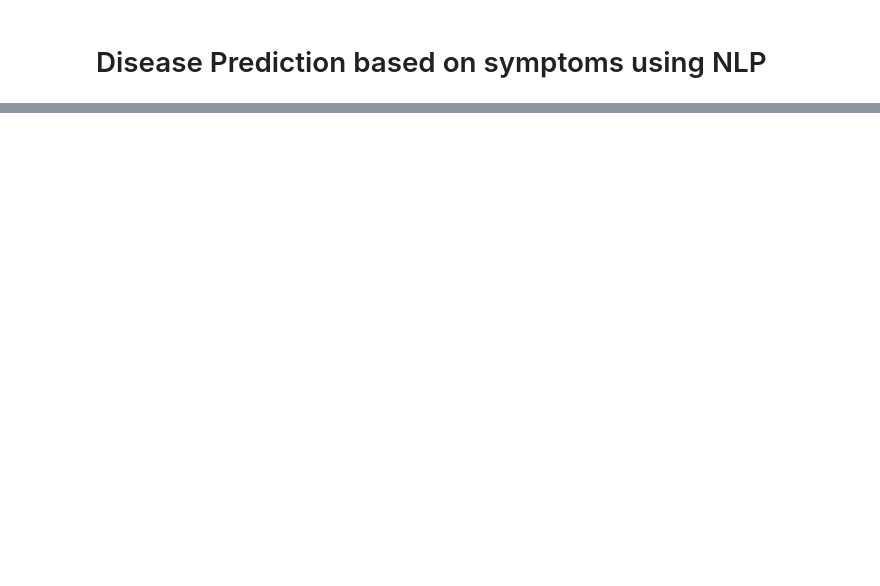
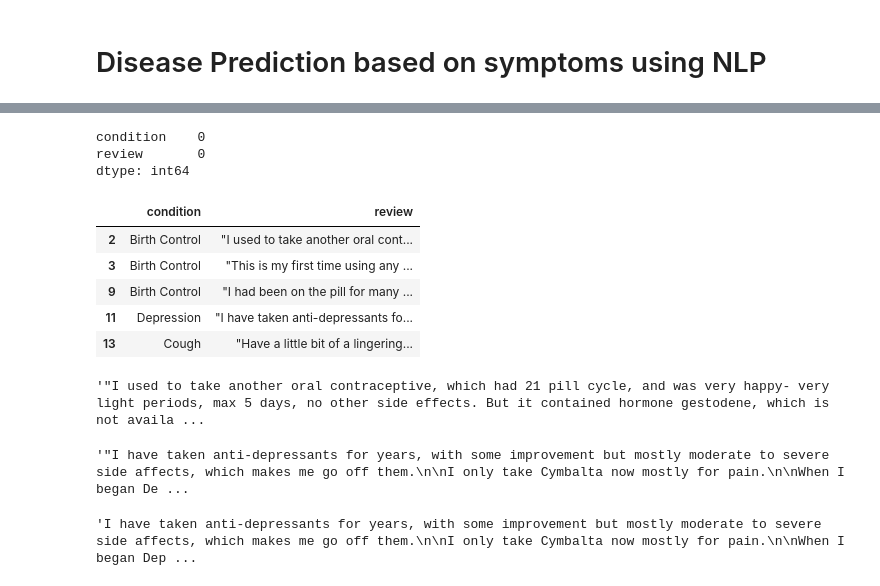
Before and after one commit to Pranav122002/Disease-Prediction-NLP, a Jupyter notebook: disease_prediction.ipynb, the cells around one changed output, grey strips where cells are left out. Cells and saved outputs as stored; diff of their text form; code cells hidden in the pictures; blank space fills up the shorter version.

```diff
--- a/disease_prediction.ipynb
+++ b/disease_prediction.ipynb
@@ -520,0 +121,2 @@ array(['Birth Control'], dtype='<U67')
+# %%
+df_train = df[(df['condition']=='Birth Control') | (df['condition']=='Depression') | (df['condition']=='High Blood Pressure')|(df['condition']=='Diabetes, Type 2') | (df['condition']=='Insomnia') | (df['condition']=='GERD') | (df['condition']=='Cough') | (df['condition']=='Acne') | (df['condition']=='Anxiety') | (df['condition']=='Constipation') | (df['condition']=='Migraine')]
@@ -520,0 +127,2 @@ array(['Birth Control'], dtype='<U67')
+# %%
+X = df_train.drop(['uniqueID','drugName','rating','date','usefulCount'],axis=1)
@@ -520,0 +149,23 @@ array(['Birth Control'], dtype='<U67')
+# %%
+X.isna().sum()
+# %% [output]
+condition    0
+review       0
+dtype: int64
+# %%
+X.head()
+# %% [output]
+|  | condition | review |
+| 2 | Birth Control | "I used to take another oral cont... |
+| 3 | Birth Control | "This is my first time using any ... |
+| 9 | Birth Control | "I had been on the pill for many ... |
+| 11 | Depression | "I have taken anti-depressants fo... |
+| 13 | Cough | "Have a little bit of a lingering... |
+# %%
+X['review'][2]
+# %% [output]
+'"I used to take another oral contraceptive, which had 21 pill cycle, and was very happy- very light periods, max 5 days, no other side effects. But it contained hormone gestodene, which is not availa ...
+# %%
+X['review'][11]
+# %% [output]
+'"I have taken anti-depressants for years, with some improvement but mostly moderate to severe side affects, which makes me go off them.\n\nI only take Cymbalta now mostly for pain.\n\nWhen I began De ...
@@ -520,0 +175,4 @@ array(['Birth Control'], dtype='<U67')
+# %%
+X['review'][11]
+# %% [output]
+'I have taken anti-depressants for years, with some improvement but mostly moderate to severe side affects, which makes me go off them.\n\nI only take Cymbalta now mostly for pain.\n\nWhen I began Dep ...
```
Also changed, not shown: parts of 110 cells of this notebook, 3 other files.
